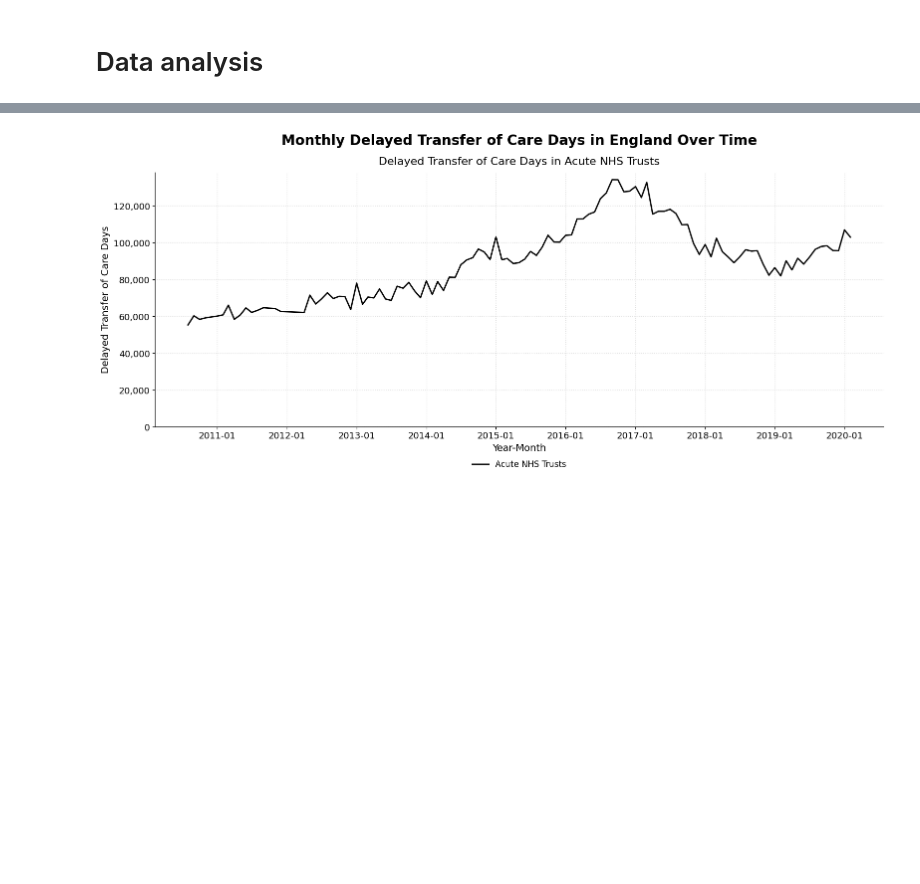
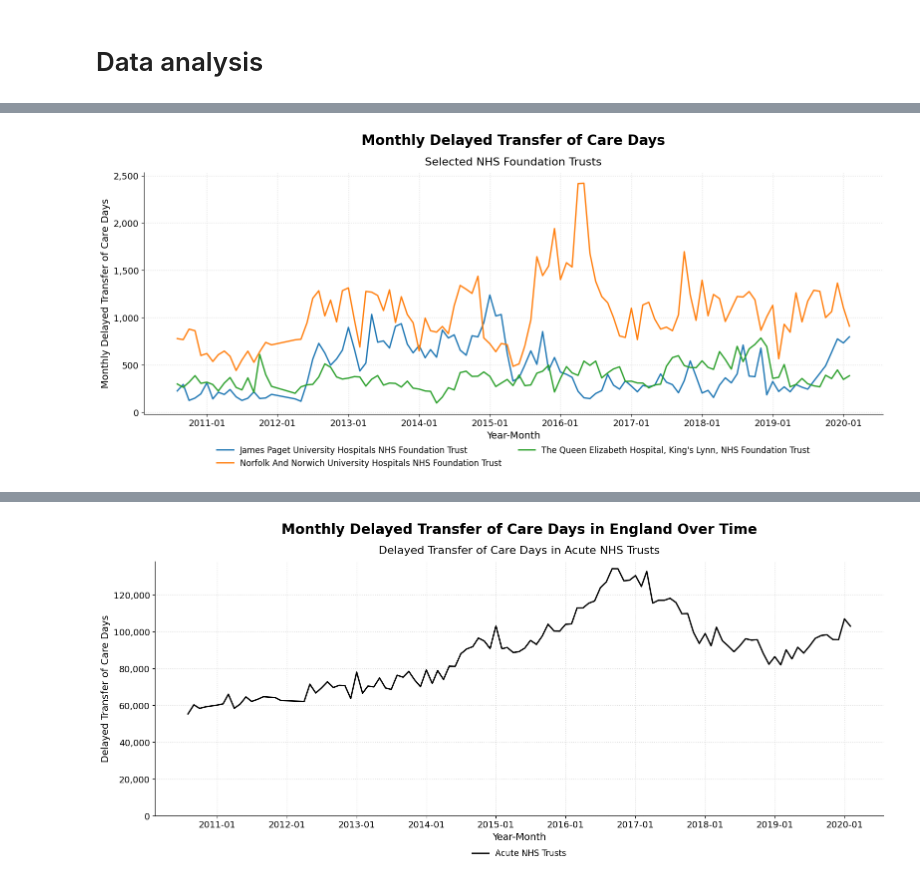
Before and after one commit to pereirajose3/nhs-kent-medway-delay-transfer-of-care-analysis, a Jupyter notebook: delayed_transfers_of_care_analysis.ipynb, the cells around one changed output, grey strips where cells are left out. Cells and saved outputs as stored; diff of their text form; code cells hidden in the pictures; blank space fills up the shorter version.

```diff
--- a/delayed_transfers_of_care_analysis.ipynb
+++ b/delayed_transfers_of_care_analysis.ipynb
@@ -218,0 +219,85 @@ plt.show()
+# %%
+import matplotlib.pyplot as plt
+import matplotlib.ticker as ticker
+import matplotlib.dates as mdates
+import matplotlib.cm as cm
+import pandas as pd
+import os
+
+# === Parameters ===
+target_organisations = [
+    "James Paget University Hospitals NHS Foundation Trust",
+    "Norfolk And Norwich University Hospitals NHS Foundation Trust",
+    "The Queen Elizabeth Hospital, King's Lynn, NHS Foundation Trust"
+]
+
+# === Filter and prepare data ===
+filtered_df = df[df["Organisation Name"].isin(target_organisations)].copy()
+filtered_df["Year-Month"] = pd.to_datetime(filtered_df["Year-Month"], format="%Y-%m")
+filtered_df.sort_values("Year-Month", inplace=True)
+
+# === Plot ===
+fig, ax = plt.subplots(figsize=(16, 8))
+fig.patch.set_facecolor('white')
+tab10 = plt.get_cmap('tab10')
+
+for idx, org in enumerate(target_organisations):
+    org_data = filtered_df[filtered_df["Organisation Name"] == org].copy()
+    ax.plot(
+        org_data["Year-Month"],
+        org_data["Delayed Transfer of Care Days Total"],
+        label=org,
+        color=tab10(idx),
+        linewidth=2,
+        linestyle='-'
+    )
+
+# === Y-axis ===
+ax.set_ylabel("Monthly Delayed Transfer of Care Days", fontsize=14)
+ax.yaxis.set_major_formatter(ticker.FuncFormatter(lambda x, _: f"{int(x):,}"))
+ax.tick_params(axis='y', labelsize=13)
+
+# === X-axis ===
+ax.set_xlabel("Year-Month", fontsize=14)
+ax.xaxis.set_major_formatter(mdates.DateFormatter("%Y-%m"))
+ax.tick_params(axis='x', rotation=0, labelsize=13)
+
+# === Titles ===
+ax.set_title(
+    "Monthly Delayed Transfer of Care Days",
+    fontsize=20,
+    pad=40,
+    weight='bold',
+    loc='center'
+)
+ax.text(
+    0.5, 1.03,
+    "Selected NHS Foundation Trusts",
+    fontsize=16,
+    ha='center',
+    transform=ax.transAxes
+)
+
+# === Style ===
+ax.grid(True, linestyle=':', linewidth=1, color='lightgrey', alpha=0.8)
+ax.spines['top'].set_visible(False)
+ax.spines['right'].set_visible(False)
+
+# === Legend ===
+plt.legend(
+    fontsize=12,
+    loc='upper center',
+    bbox_to_anchor=(0.5, -0.1),
+    ncol=2,
+    frameon=False
+)
+
+# === Final Layout ===
+plt.tight_layout(rect=[0, 0.1, 1, 1])
+
+# === Save & Show ===
+# Uncomment to save
+plt.savefig(os.path.join(plot_save_path, "delayed_transfer_of_care_days_total.png"), bbox_inches='tight', dpi=300)
+plt.show()
+# %% [output]
+[figure, added]
```
Also changed, not shown: parts of 10 cells of this notebook.
